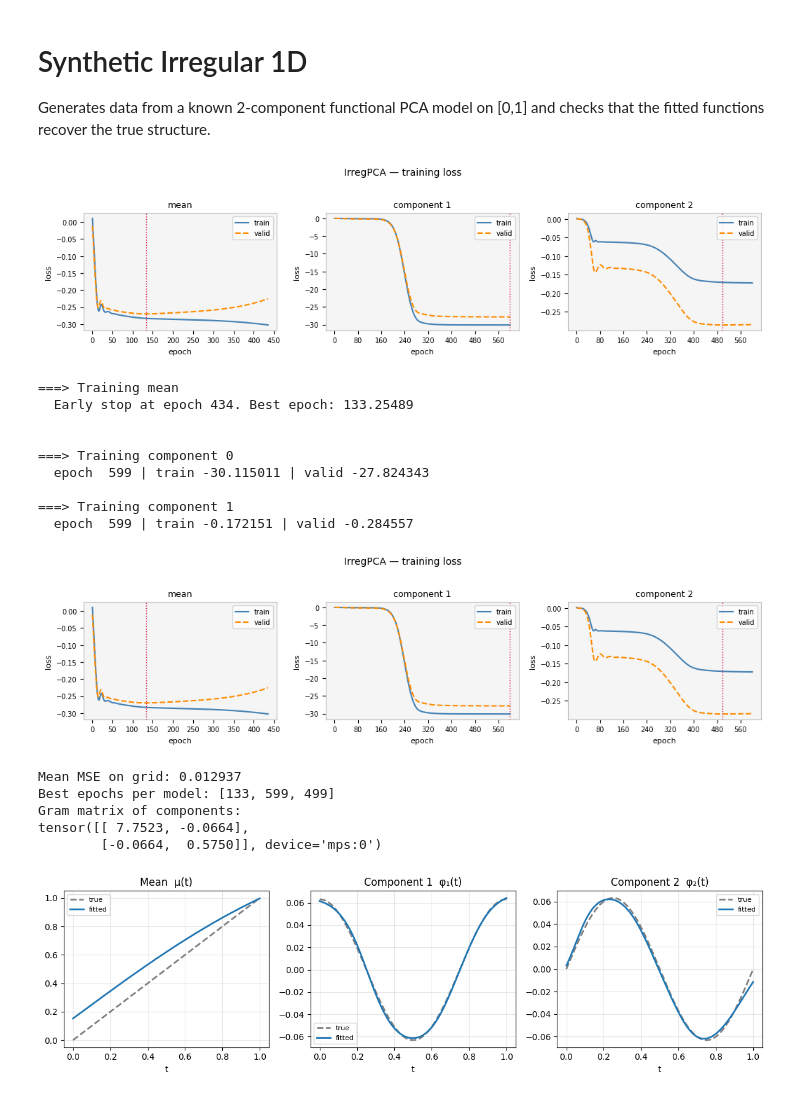
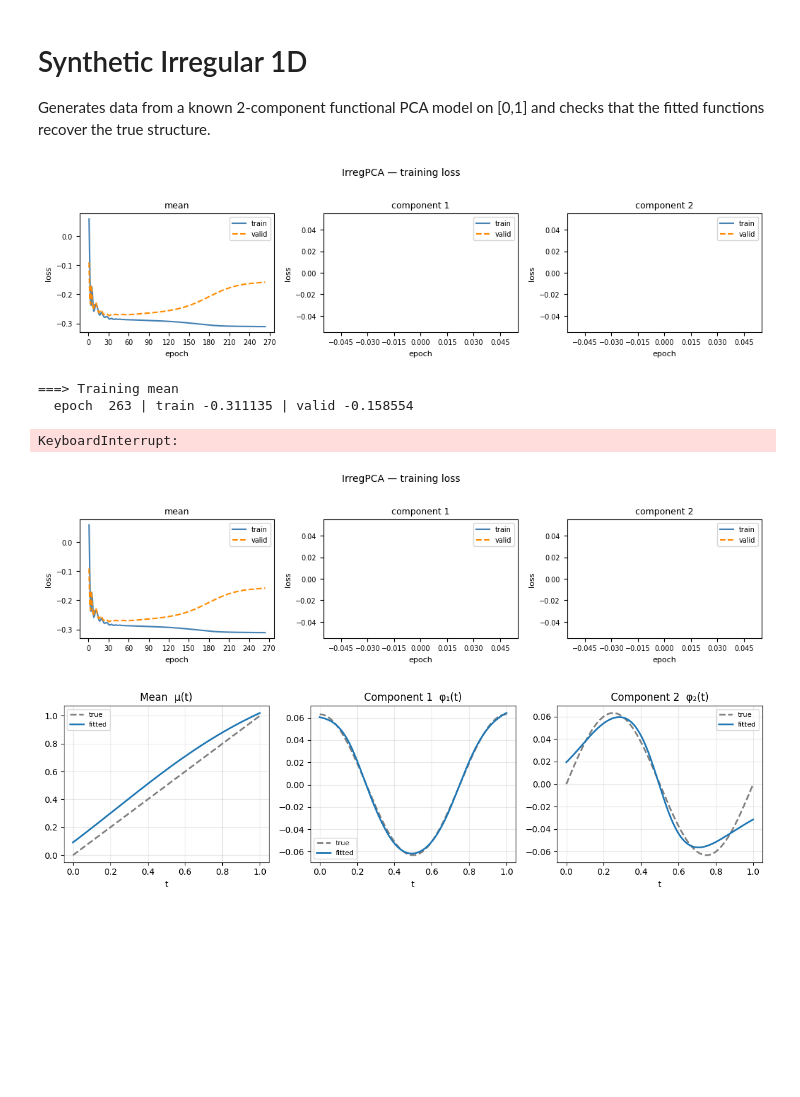
Before and after one commit to kgwstat/IrregPCA, a Jupyter notebook: examples/synthetic_irregular_1d.ipynb, the cells around one changed output. Saved outputs shown, nothing was run; the diff lists cells and outputs as text; code cells hidden in the pictures; blank space fills up the shorter version.

Commit message:
added plot for example.

```diff
--- a/examples/synthetic_irregular_1d.ipynb
+++ b/examples/synthetic_irregular_1d.ipynb
@@ -17,12 +17,12 @@ def true_mean(t: torch.Tensor) -> torch.Tensor:
     return t
 
 def true_phi1(t: torch.Tensor) -> torch.Tensor:
-    return torch.cos(2 * torch.pi * t) / torch.norm(torch.cos(2 * torch.pi * t))
+    return torch.sqrt(torch.tensor(2.0)) * torch.cos(2 * torch.pi * t)
 
 def true_phi2(t: torch.Tensor) -> torch.Tensor:
-    return torch.sin(2 * torch.pi * t) / torch.norm(torch.sin(2 * torch.pi * t))
+    return torch.sqrt(torch.tensor(2.0)) * torch.sin(2 * torch.pi * t)
 
-eigvals = torch.tensor([4.0, 1.0])
+eigvals = torch.tensor([2.0, 1.0])
 # %%
 # Sample irregular observations
 n_samples = 200
@@ -50,68 +50,49 @@ values     = torch.cat(vals_list)
 # %%
 # Fit with live loss visualization
 loss_cb = LiveLossPlotCallback(save_path="synthetic_irregular_1d_loss.png")
 
 cfg = IrregPCAConfig(
     n_components=2,
     epochs=600,
     lr=0.001,
     patience=300,
     random_state=42,
     verbose=True,
-    hidden_width=30,
+    hidden_width=20,
     hidden_depth=2,
 )
 est = IrregPCA(config=cfg, callbacks=[loss_cb])
 result = est.fit(sample_ids=sample_ids, locations=locations, values=values)
 # %% [output]
-[figure, old version]
+[figure, new version]
 ===> Training mean
-  Early stop at epoch 434. Best epoch: 133.25489
-
-
-===> Training component 0
-  epoch  599 | train -30.115011 | valid -27.824343
-
-===> Training component 1
-  epoch  599 | train -0.172151 | valid -0.284557
+  epoch  263 | train -0.311135 | valid -0.158554
+KeyboardInterrupt:
-[figure, old version]
+[figure, new version]
-# %%
-# Compare on a dense grid
-grid = torch.linspace(0, 1, 500).unsqueeze(-1)
-mu_hat = result.mean(grid).cpu().squeeze()
-mu_true = true_mean(grid.squeeze())
-
-mse_mean = ((mu_hat - mu_true) ** 2).mean()
-print(f"Mean MSE on grid: {mse_mean:.6f}")
-print(f"Best epochs per model: {result.history.best_epochs}")
-print(f"Gram matrix of components:\n{result.orthogonality_matrix()}")
-# %% [output]
-Mean MSE on grid: 0.012937
-Best epochs per model: [133, 599, 499]
-Gram matrix of components:
-tensor([[ 7.7523, -0.0664],
-        [-0.0664,  0.5750]], device='mps:0')
 # %%
 # Plot fitted vs true functions
+grid = torch.linspace(0, 1, 500).unsqueeze(-1)
 t = grid.squeeze().cpu().numpy()
 
-phi1_tr = true_phi1(grid).cpu().numpy()
-phi1_tr = phi1_tr / torch.norm(torch.from_numpy(phi1_tr))
-phi2_tr = true_phi2(grid).cpu().numpy()
-phi2_tr = phi2_tr / torch.norm(torch.from_numpy(phi2_tr))
+mu_hat    = result.mean(grid).cpu().squeeze()
+mu_true   = true_mean(grid.squeeze())
+phi1_true = true_phi1(grid).cpu().numpy()
+phi1_true = phi1_true / torch.norm(torch.from_numpy(phi1_true))
+phi2_true = true_phi2(grid).cpu().numpy()
+phi2_true = phi2_true / torch.norm(torch.from_numpy(phi2_true))
 
 phi1_hat = result.component(0, grid).cpu().numpy()
 phi1_hat /= torch.norm(torch.from_numpy(phi1_hat))
-phi1_hat *= -torch.sign((phi1_hat * phi1_tr).sum()) # Align sign
+phi1_hat *= -torch.sign((phi1_hat * phi1_true).sum()) # Align sign
 phi2_hat = result.component(1, grid).cpu().numpy()
 phi2_hat /= torch.norm(torch.from_numpy(phi2_hat))
-phi2_hat *= torch.sign((phi2_hat * phi2_tr).sum())  # Align sign
+phi2_hat *= -torch.sign((phi2_hat * phi2_true).sum())  # Align sign
 
 fig, axes = plt.subplots(1, 3, figsize=(12, 3.5))
 pairs = [
     (mu_hat.cpu().numpy(), mu_true.cpu().numpy(), "Mean  μ(t)"),
-    (phi1_hat, phi1_tr, "Component 1  φ₁(t)"),
-    (phi2_hat, phi2_tr, "Component 2  φ₂(t)"),
+    (phi1_hat, phi1_true, "Component 1  φ₁(t)"),
+    (phi2_hat, phi2_true, "Component 2  φ₂(t)"),
 ]
 for ax, (fitted, truth, title) in zip(axes, pairs):
     ax.plot(t, truth, lw=2, color="gray", linestyle="--", label="true")
@@ -125,4 +106,4 @@ plt.tight_layout()
 plt.savefig("synthetic_irregular_1d_example.png", dpi=150)
 plt.show()
 # %% [output]
-[figure, old version]
+[figure, new version]
```
Also changed, not shown: 2 other files.
